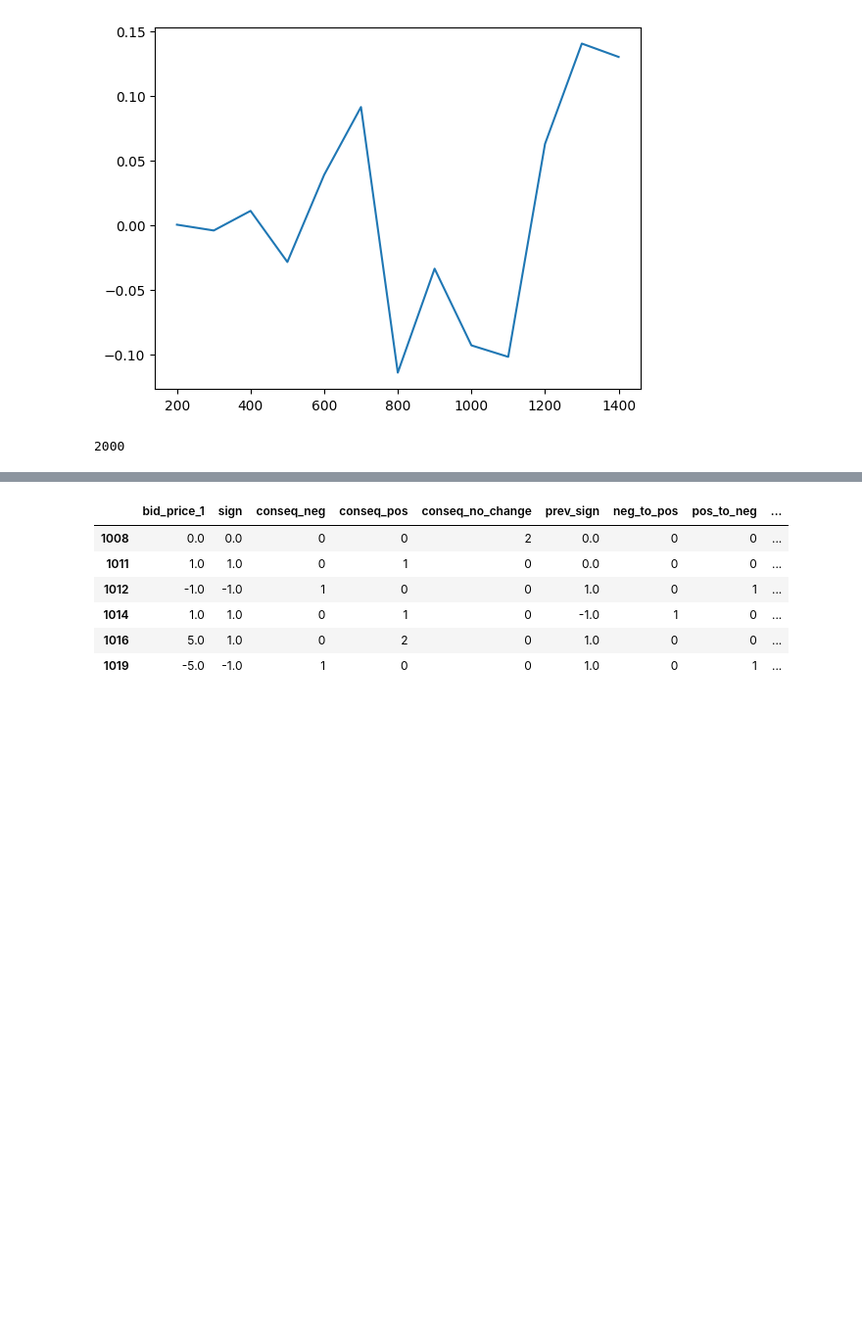
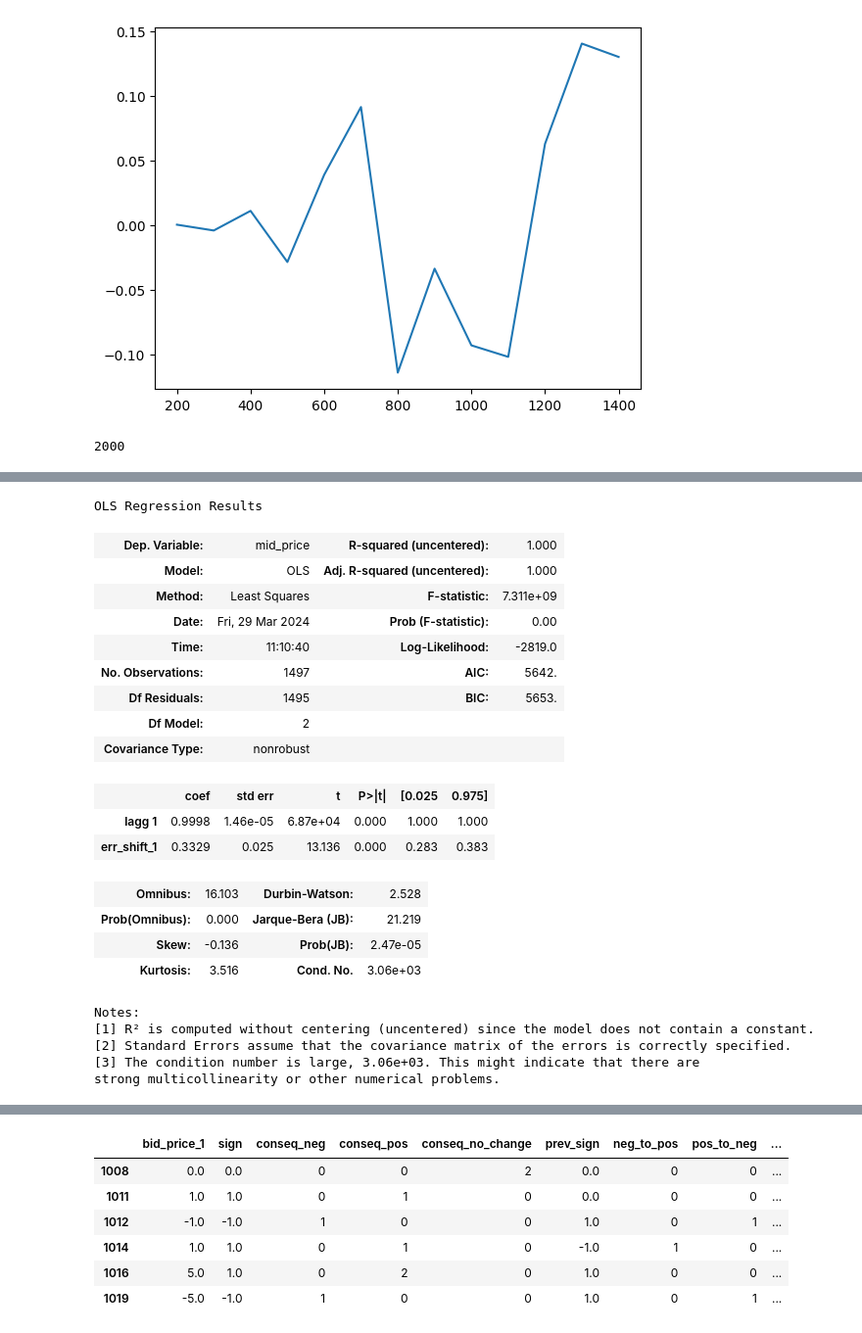
Before and after one commit to felixpoirier1/Prosperity, a Jupyter notebook: test.ipynb, the cells around one changed output, grey strips where cells are left out. Shown at 98% size. Drawn from its saved outputs; the diff is of its cells as text; code cells hidden in the pictures; blank space fills up the shorter version.

```diff
--- a/test.ipynb
+++ b/test.ipynb
@@ -850,0 +903,33 @@ strong multicollinearity or other numerical problems.
+# %%
+X_new_err = best_mid.X_test.copy()
+X_new_err[err_names] = X_err_test1[err_names]
+X_new_err = X_new_err.dropna()
+
+y_new_vals = mids_p.iloc[len(err_names):]
+
+# X_new_err = sm.add_constant(X_new_err)
+model_new = sm.OLS(y_new_vals, X_new_err).fit()
+model_new.summary()
+# %% [output]
+OLS Regression Results
+| Dep. Variable: | mid_price | R-squared (uncentered): | 1.000 |
+| Model: | OLS | Adj. R-squared (uncentered): | 1.000 |
+| Method: | Least Squares | F-statistic: | 7.311e+09 |
+| Date: | Fri, 29 Mar 2024 | Prob (F-statistic): | 0.00 |
+| Time: | 11:10:40 | Log-Likelihood: | -2819.0 |
+| No. Observations: | 1497 | AIC: | 5642. |
+| Df Residuals: | 1495 | BIC: | 5653. |
+| Df Model: | 2 |  |  |
+| Covariance Type: | nonrobust |  |  |
+|  | coef | std err | t | P>|t| | [0.025 | 0.975] |
+| lagg 1 | 0.9998 | 1.46e-05 | 6.87e+04 | 0.000 | 1.000 | 1.000 |
+| err_shift_1 | 0.3329 | 0.025 | 13.136 | 0.000 | 0.283 | 0.383 |
+| Omnibus: | 16.103 | Durbin-Watson: | 2.528 |
+| Prob(Omnibus): | 0.000 | Jarque-Bera (JB): | 21.219 |
+| Skew: | -0.136 | Prob(JB): | 2.47e-05 |
+| Kurtosis: | 3.516 | Cond. No. | 3.06e+03 |
+Notes:
+[1] R² is computed without centering (uncentered) since the model does not contain a constant.
+[2] Standard Errors assume that the covariance matrix of the errors is correctly specified.
+[3] The condition number is large, 3.06e+03. This might indicate that there are
+strong multicollinearity or other numerical problems.
```
Also changed, not shown: parts of 17 cells of this notebook.
